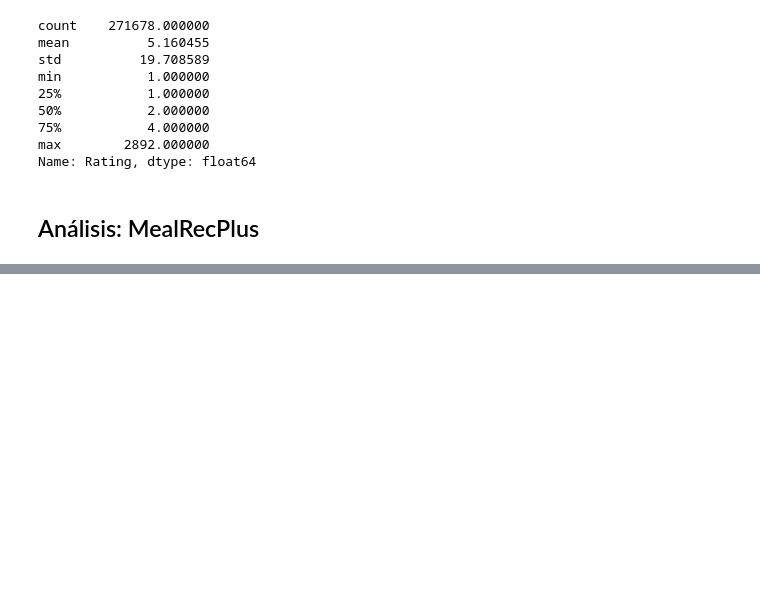
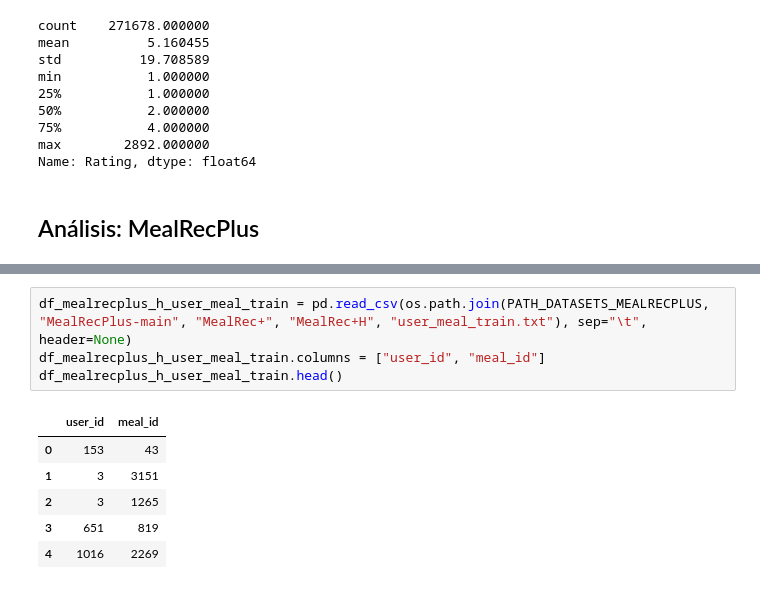
Before and after one commit to ResistorCat/recsys-project, a Jupyter notebook: analysis/main.ipynb, the cells around one changed output, grey strips where cells are left out. Drawn from its saved outputs; the diff is of its cells as text; blank space fills up the shorter version.

```diff
--- a/analysis/main.ipynb
+++ b/analysis/main.ipynb
@@ -302,0 +338,11 @@ MealRecPlus tiene 2 datasets distintos; MealRec+H y MealRec+L.
+# %%
+df_mealrecplus_h_user_meal_train = pd.read_csv(os.path.join(PATH_DATASETS_MEALRECPLUS, "MealRecPlus-main", "MealRec+", "MealRec+H", "user_meal_train.txt"), sep="\t", header=None)
+df_mealrecplus_h_user_meal_train.columns = ["user_id", "meal_id"]
+df_mealrecplus_h_user_meal_train.head()
+# %% [output]
+|  | user_id | meal_id |
+| 0 | 153 | 43 |
+| 1 | 3 | 3151 |
+| 2 | 3 | 1265 |
+| 3 | 651 | 819 |
+| 4 | 1016 | 2269 |
```
Also changed, not shown: parts of 6 cells of this notebook.
